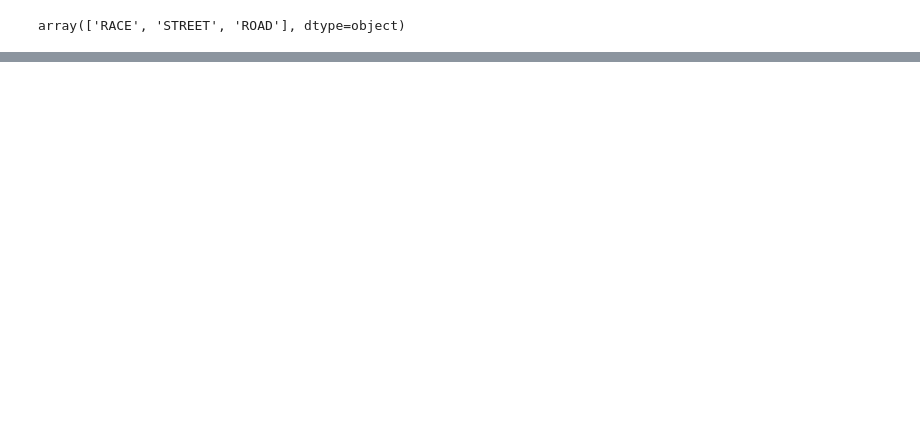
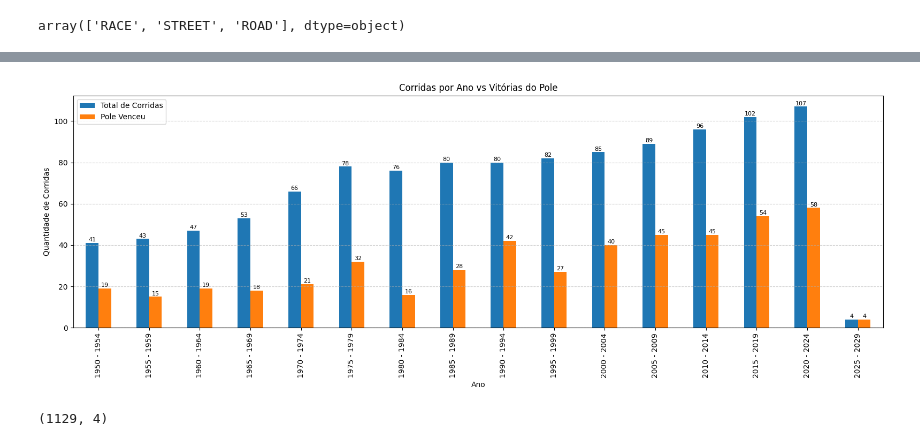
Before and after one commit to barbozasjulia/mineracao-dados-projeto-ufpe, a Jupyter notebook: data_preparation.ipynb, the cells around one changed output, grey strips where cells are left out. Saved outputs shown, nothing was run; the diff lists cells and outputs as text; code cells hidden in the pictures; blank space fills up the shorter version.

```diff
--- a/data_preparation.ipynb
+++ b/data_preparation.ipynb
@@ -806,0 +198,6 @@ df_merge.head()
+# %%
+df_races_finished = df_merge[(df_merge['races_race_results_positionNumber'].notna()) & (df_merge['races_race_results_qualificationPositionNumber'].notna()) & (df_merge['driverId'].notna())]
+# %%
+# Fazer função para trazer verdadeiro pole_ganhou, falso pole_nao_ganhou, senão, nulo
+df_races_finished['pole_ganhou'] = (df_races_finished['races_race_results_positionNumber'] == 1) & (df_races_finished['races_race_results_qualificationPositionNumber'] == 1)
+# df_merge['pole_nao_ganhou'] = (df_merge['races_race_results_positionNumber'] != 1) & (df_merge['races_race_results_qualificationPositionNumber'] == 1)
@@ -806,0 +210,3 @@ df_merge.head()
+# %%
+df_pole_ganhou_por_corrida = df_races_finished[['raceId', 'year', 'pole_ganhou']].sort_values(by='pole_ganhou', ascending=False).drop_duplicates(subset='raceId', keep='first').sort_values('raceId')
+df_pole_ganhou_por_corrida.shape
@@ -806,0 +229,4 @@ df_merge.head()
+# %%
+df_pole_ganhou_por_corrida['year_init'] = (df_pole_ganhou_por_corrida['year'] // 5) * 5
+df_pole_ganhou_por_corrida['year_end'] = (df_pole_ganhou_por_corrida['year'] // 5) * 5 + 4
+df_pole_ganhou_por_corrida['five_years_interval'] = df_pole_ganhou_por_corrida['year_init'].astype(str) + ' - ' + df_pole_ganhou_por_corrida['year_end'].astype(str)
@@ -806,0 +242,45 @@ df_merge.head()
+# %%
+import matplotlib.pyplot as plt
+
+# Total de corridas por ano
+total_por_ano = df_pole_ganhou_por_corrida.groupby('five_years_interval').size()
+
+# Corridas em que o pole venceu por ano
+pole_ganhou_por_ano = df_pole_ganhou_por_corrida[df_pole_ganhou_por_corrida['pole_ganhou']].groupby('five_years_interval').size()
+
+# Garantir que ambas as séries tenham os mesmos índices (anos)
+result = pd.DataFrame({
+    'total_corridas': total_por_ano,
+    'pole_venceu': pole_ganhou_por_ano
+}).fillna(0)
+
+# Converter pole_venceu para inteiro
+result['pole_venceu'] = result['pole_venceu'].astype(int)
+
+# Plotando
+ax = result.plot(kind='bar', figsize=(16, 6))
+plt.title('Corridas por Ano vs Vitórias do Pole')
+plt.ylabel('Quantidade de Corridas')
+plt.xlabel('Ano')
+plt.xticks(rotation=90)
+plt.grid(axis='y', linestyle='--', alpha=0.6)
+plt.legend(['Total de Corridas', 'Pole Venceu'])
+plt.tight_layout()
+
+# Adiciona os valores no topo de cada barra
+for p in ax.patches:
+    altura = p.get_height()
+    if altura > 0:
+        ax.text(p.get_x() + p.get_width()/2,
+                altura + 0.2,                 # ajusta posição vertical
+                int(altura),                 # valor a ser exibido
+                ha='center', va='bottom', fontsize=8)
+
+plt.show()
+# %% [output]
+[figure, added]
+# %%
+df_pole_ganhou_por_circuito = df_races_finished[['raceId', 'year', 'pole_ganhou', 'circuitId']].sort_values(by='pole_ganhou', ascending=False).drop_duplicates(subset='raceId', keep='first').sort_values('raceId')
+df_pole_ganhou_por_circuito.shape
+# %% [output]
+(1129, 4)
```
Also changed, not shown: parts of 76 cells of this notebook.
